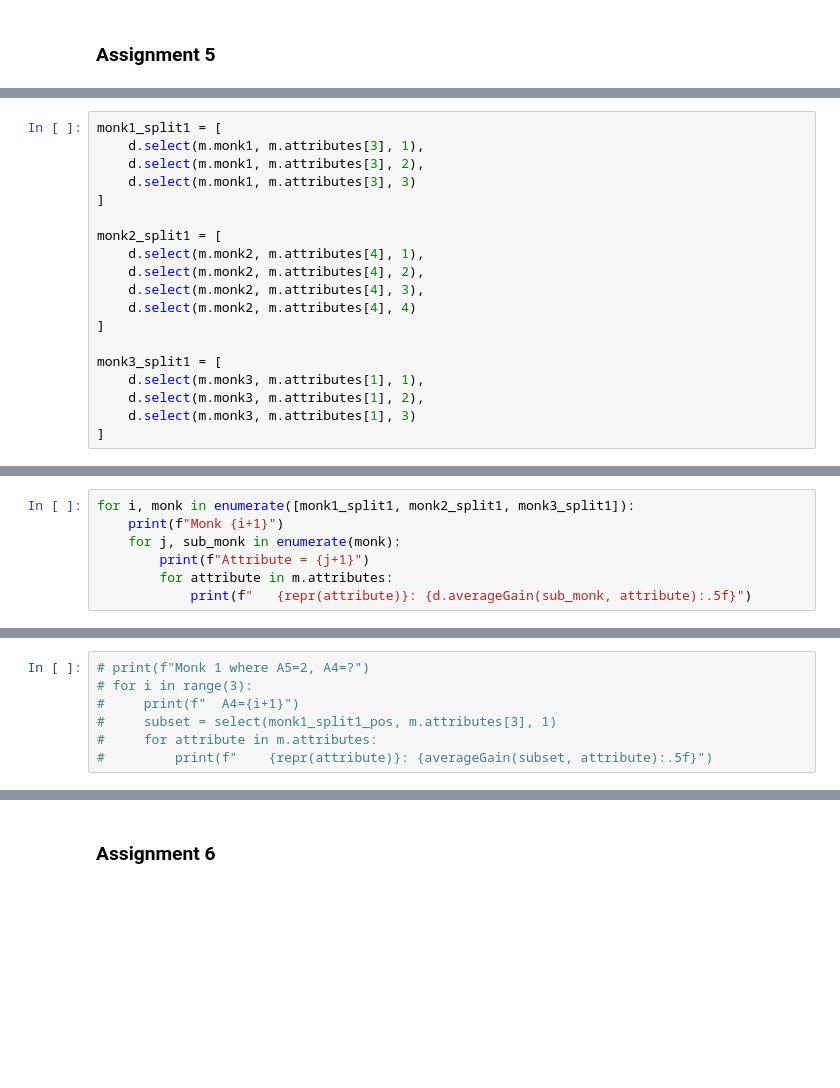
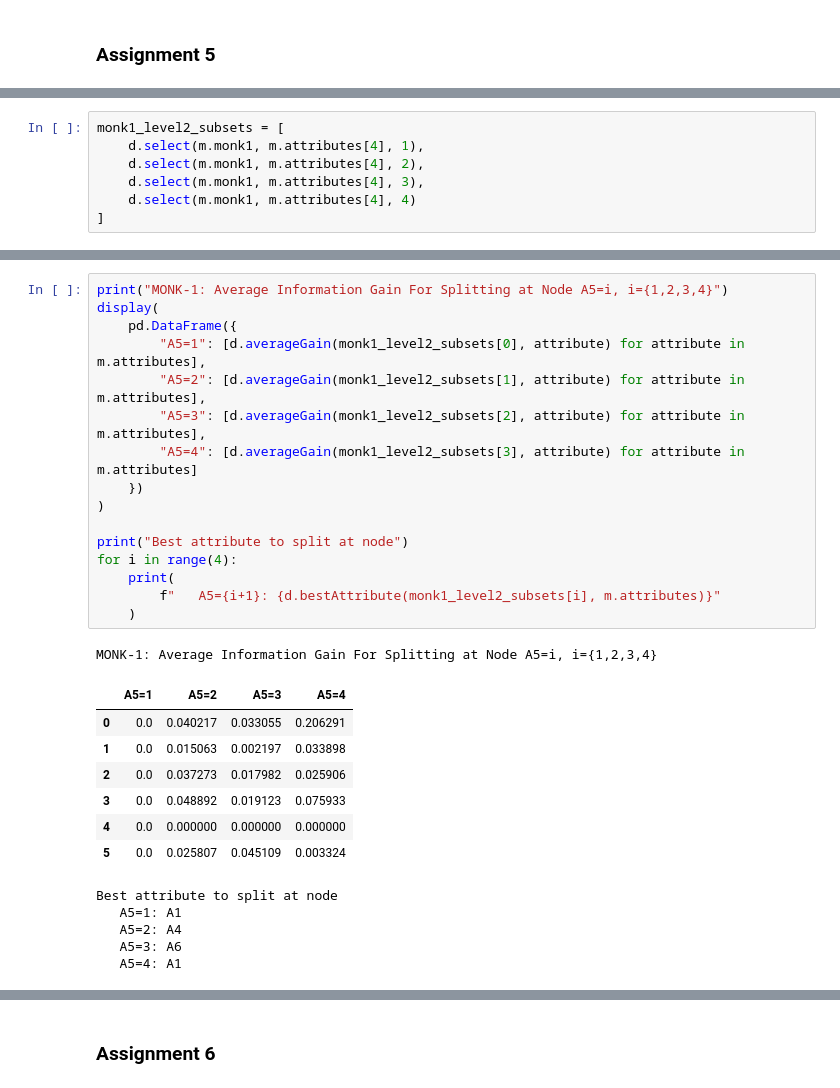
Before and after one commit to nathanansel28/DD2421, a Jupyter notebook: lab1/main.ipynb, the cells around one changed output, grey strips where cells are left out. Saved outputs shown, nothing was run; the diff lists cells and outputs as text; blank space fills up the shorter version.

```diff
--- a/lab1/main.ipynb
+++ b/lab1/main.ipynb
@@ -112,19 +123,7 @@ Based on the equation, it is clear that the entropy of the subsets must be reduc
 # %%
-monk1_split1 = [
-    d.select(m.monk1, m.attributes[3], 1),
-    d.select(m.monk1, m.attributes[3], 2),
-    d.select(m.monk1, m.attributes[3], 3)
+monk1_level2_subsets = [
+    d.select(m.monk1, m.attributes[4], 1),
+    d.select(m.monk1, m.attributes[4], 2),
+    d.select(m.monk1, m.attributes[4], 3),
+    d.select(m.monk1, m.attributes[4], 4)
 ]
-
-monk2_split1 = [
-    d.select(m.monk2, m.attributes[4], 1),
-    d.select(m.monk2, m.attributes[4], 2),
-    d.select(m.monk2, m.attributes[4], 3),
-    d.select(m.monk2, m.attributes[4], 4)
-]
-
-monk3_split1 = [
-    d.select(m.monk3, m.attributes[1], 1),
-    d.select(m.monk3, m.attributes[1], 2),
-    d.select(m.monk3, m.attributes[1], 3)
-]
@@ -135,7 +129,0 @@ For Monk-3, A5=1 scores the highest information gain for root node splitting.
-# %%
-for i, monk in enumerate([monk1_split1, monk2_split1, monk3_split1]):
-    print(f"Monk {i+1}")
-    for j, sub_monk in enumerate(monk):
-        print(f"Attribute = {j+1}")
-        for attribute in m.attributes:
-            print(f"   {repr(attribute)}: {d.averageGain(sub_monk, attribute):.5f}")
@@ -186,7 +130,30 @@ Most Common: True
-# %%
-# print(f"Monk 1 where A5=2, A4=?")
-# for i in range(3):
-#     print(f"  A4={i+1}")
-#     subset = select(monk1_split1_pos, m.attributes[3], 1)
-#     for attribute in m.attributes:
-#         print(f"    {repr(attribute)}: {averageGain(subset, attribute):.5f}")
+# %%
+print("MONK-1: Average Information Gain For Splitting at Node A5=i, i={1,2,3,4}")
+display(
+    pd.DataFrame({
+        "A5=1": [d.averageGain(monk1_level2_subsets[0], attribute) for attribute in m.attributes],
+        "A5=2": [d.averageGain(monk1_level2_subsets[1], attribute) for attribute in m.attributes],
+        "A5=3": [d.averageGain(monk1_level2_subsets[2], attribute) for attribute in m.attributes],
+        "A5=4": [d.averageGain(monk1_level2_subsets[3], attribute) for attribute in m.attributes]
+    })
+)
+
+print("Best attribute to split at node")
+for i in range(4):
+    print(
+        f"   A5={i+1}: {d.bestAttribute(monk1_level2_subsets[i], m.attributes)}"
+    )
+# %% [output]
+MONK-1: Average Information Gain For Splitting at Node A5=i, i={1,2,3,4}
+|  | A5=1 | A5=2 | A5=3 | A5=4 |
+| 0 | 0.0 | 0.040217 | 0.033055 | 0.206291 |
+| 1 | 0.0 | 0.015063 | 0.002197 | 0.033898 |
+| 2 | 0.0 | 0.037273 | 0.017982 | 0.025906 |
+| 3 | 0.0 | 0.048892 | 0.019123 | 0.075933 |
+| 4 | 0.0 | 0.000000 | 0.000000 | 0.000000 |
+| 5 | 0.0 | 0.025807 | 0.045109 | 0.003324 |
+Best attribute to split at node
+   A5=1: A1
+   A5=2: A4
+   A5=3: A6
+   A5=4: A1
```
Also changed, not shown: parts of 33 cells of this notebook, 2 other files.
